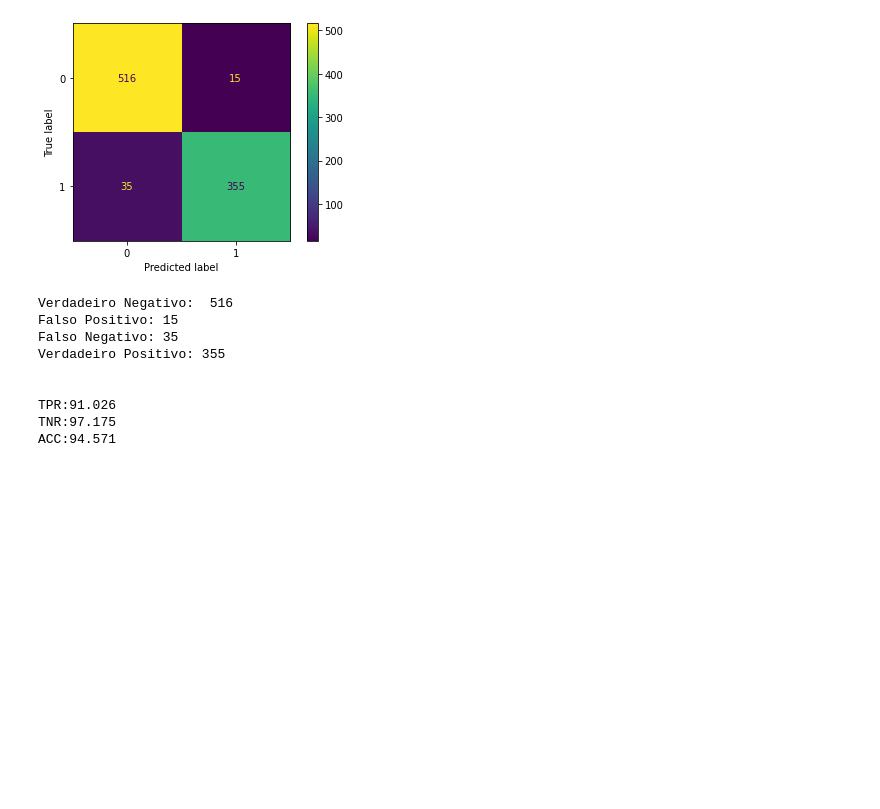
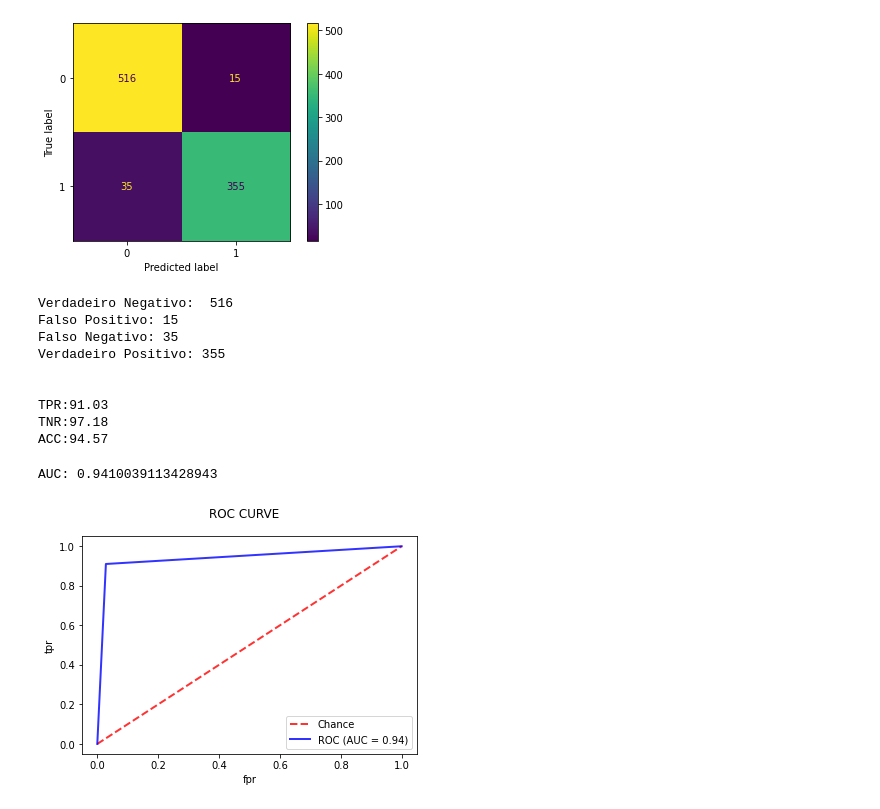
Before and after one commit to icaroperetti/artificial-inteligence, a Jupyter notebook: redes-neurais/rna_keras.ipynb, the cells around one changed output. Drawn from its saved outputs; the diff is of its cells as text; code cells hidden in the pictures; blank space fills up the shorter version.

```diff
--- a/redes-neurais/rna_keras.ipynb
+++ b/redes-neurais/rna_keras.ipynb
@@ -136,9 +115,9 @@ print('Verdadeiro Positivo:', tp)
 acc = (tp + tn) / (tp + tn + fp + fn)
 
 print('\n')
-print("TPR:%.3f" % (tpr*100))
-print("TNR:%.3f" % (tnr*100))
-print("ACC:%.3f" % (acc*100))
+print("TPR:%.2f" % (tpr*100))
+print("TNR:%.2f" % (tnr*100))
+print("ACC:%.2f" % (acc*100))
 # %% [output]
 Verdadeiro Negativo:  516
 Falso Positivo: 15
@@ -146,6 +125,25 @@ Falso Negativo: 35
 Verdadeiro Positivo: 355
 
 
-TPR:91.026
-TNR:97.175
-ACC:94.571
+TPR:91.03
+TNR:97.18
+ACC:94.57
+# %%
+from sklearn import metrics
+#AUC
+fpr, tpr, thresholds = metrics.roc_curve(y_test,pred,pos_label=1)
+auc = metrics.auc(fpr,tpr)
+print("AUC:", auc)
+# %% [output]
+AUC: 0.9410039113428943
+# %%
+# Curva ROC
+plt.plot([0,1], [0,1], linestyle='--', lw=2, color='r', label='Chance', alpha=.8)
+plt.plot(fpr, tpr, color='b', label=r'ROC (AUC = %0.02F)' % (auc), lw=2, alpha=.8)
+plt.suptitle('ROC CURVE')
+plt.xlabel('fpr')
+plt.ylabel('tpr')
+plt.legend(loc='lower right')
+plt.show()
+# %% [output]
+[figure, added]
```
Also changed, not shown: parts of 2 cells of this notebook.
